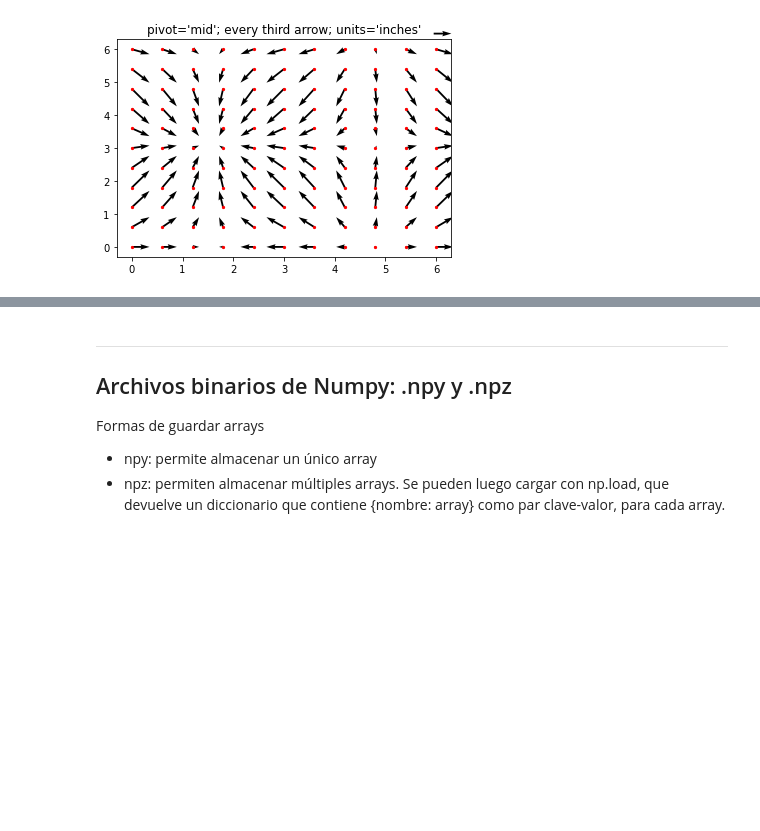
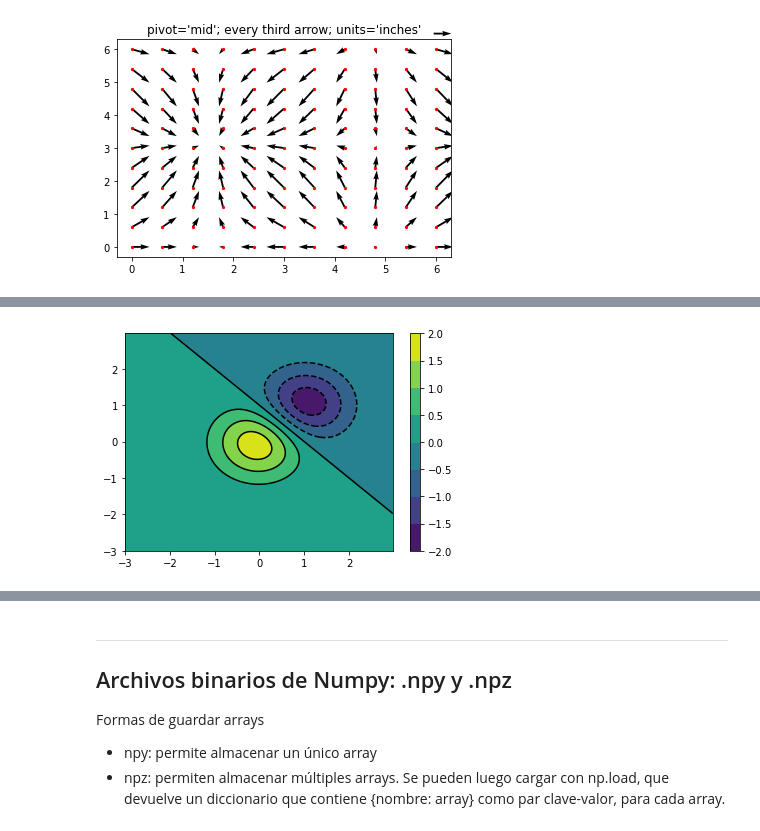
Before and after one commit to dbrisaro/Circulacion-General-FCEN, a Jupyter notebook: instructivos/01_Introduccion-python.ipynb, the cells around one changed output, grey strips where cells are left out. Cells and saved outputs as stored; diff of their text form; code cells hidden in the pictures; blank space fills up the shorter version.

```diff
--- a/instructivos/01_Introduccion-python.ipynb
+++ b/instructivos/01_Introduccion-python.ipynb
@@ -463,0 +428,23 @@ plt.show()
+# %%
+# Graficamos una imagen con sombreados y contornos
+
+delta = 0.025
+x = y = np.arange(-3.0, 3.0, delta)
+
+X, Y = np.meshgrid(x, y)
+Z1 = np.exp(-X**2 - Y**2)
+Z2 = np.exp(-(X - 1)**2 - (Y - 1)**2)
+Z = (Z1 - Z2) * 2
+
+#Niveles para los contornos
+clevs=(-2,-1.5,-1,-0.5,0,0.5,1,1.5,2)
+
+fig, ax = plt.subplots()
+im = ax.contourf(X,Y,Z,levels=clevs)
+ax.contour(X,Y,Z,levels=clevs,colors='k')
+
+plt.colorbar(im)
+
+plt.show()
+# %% [output]
+[figure, added]
```
Also changed, not shown: parts of 17 cells of this notebook.
